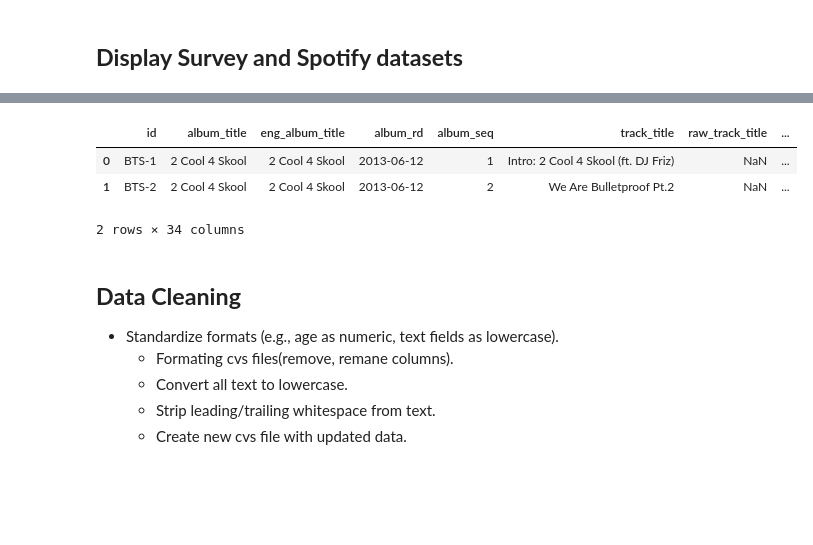
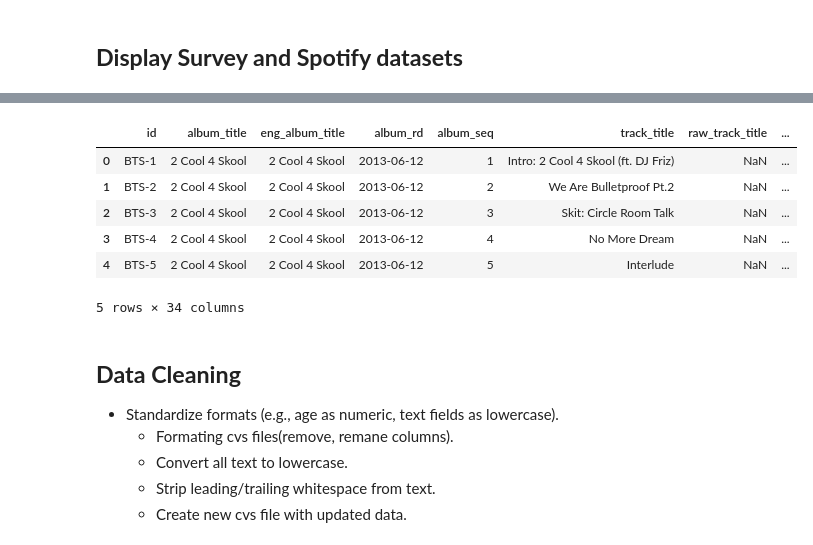
Before and after one commit to Yunnna005/DataAnalytics, a Jupyter notebook: BTS's_songs_analys.ipynb, the cells around one changed output, grey strips where cells are left out. Saved outputs shown, nothing was run; the diff lists cells and outputs as text; code cells hidden in the pictures; blank space fills up the shorter version.

Commit message:
data integration is started

```diff
--- a/BTS's_songs_analys.ipynb
+++ b/BTS's_songs_analys.ipynb
@@ -46,11 +49,14 @@ survey_data.head(2)
 # %%
 spotify_data = pd.read_csv("original/bts_spotify_data.csv", encoding='utf-16le')
-spotify_data.head(2)
+spotify_data.head()
 # %% [output]
 |  | id | album_title | eng_album_title | album_rd | album_seq | track_title | raw_track_title | ... |
 | 0 | BTS-1 | 2 Cool 4 Skool | 2 Cool 4 Skool | 2013-06-12 | 1 | Intro: 2 Cool 4 Skool (ft. DJ Friz) | NaN | ... |
 | 1 | BTS-2 | 2 Cool 4 Skool | 2 Cool 4 Skool | 2013-06-12 | 2 | We Are Bulletproof Pt.2 | NaN | ... |
+| 2 | BTS-3 | 2 Cool 4 Skool | 2 Cool 4 Skool | 2013-06-12 | 3 | Skit: Circle Room Talk | NaN | ... |
+| 3 | BTS-4 | 2 Cool 4 Skool | 2 Cool 4 Skool | 2013-06-12 | 4 | No More Dream | NaN | ... |
+| 4 | BTS-5 | 2 Cool 4 Skool | 2 Cool 4 Skool | 2013-06-12 | 5 | Interlude | NaN | ... |
-2 rows × 34 columns
+5 rows × 34 columns
 # %% [markdown]
 ## **Data Cleaning**
 
```
Also changed, not shown: parts of 4 cells of this notebook, 1 other file.
